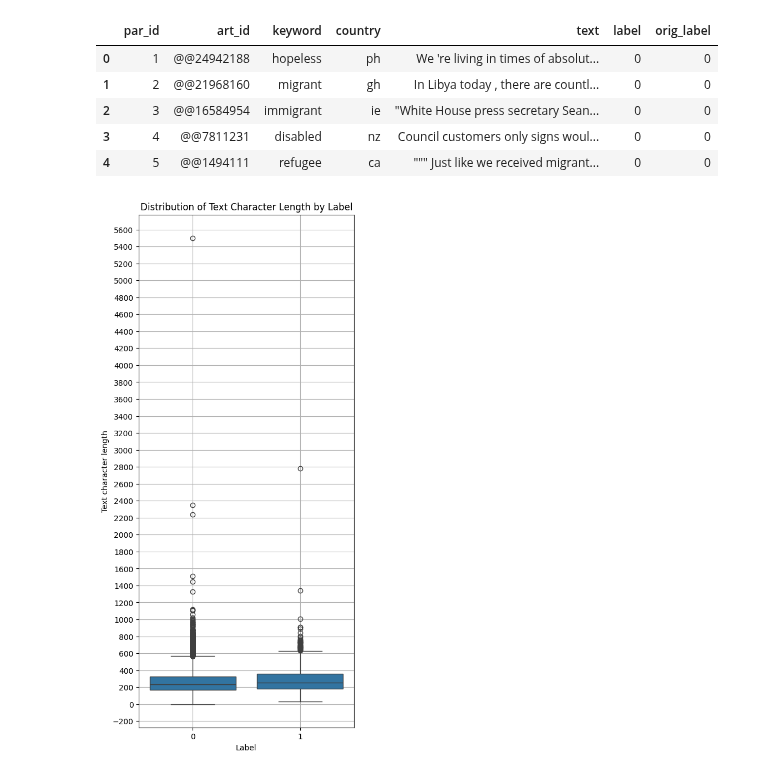
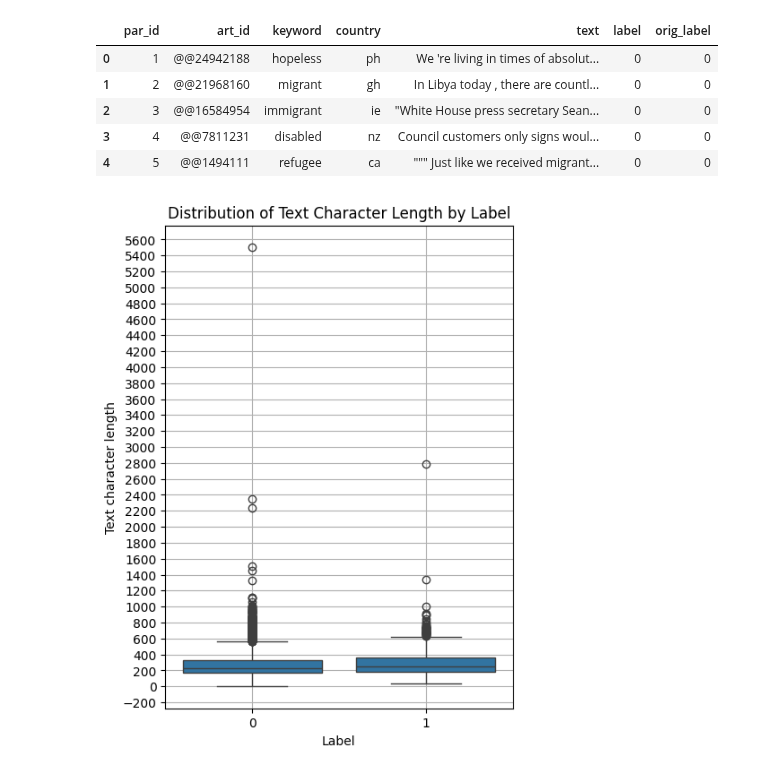
Before and after one commit to mwmlo/nlp-pcl-cw, a Jupyter notebook: class_label_analysis.ipynb, the cells around one changed output. Drawn from its saved outputs; the diff is of its cells as text; code cells hidden in the pictures.

Commit message:
Made data analysis graphs less tall

```diff
--- a/class_label_analysis.ipynb
+++ b/class_label_analysis.ipynb
@@ -22,19 +22,19 @@ import numpy as np
 # %%
 text_lengths = [len(text) for text in df['text']]
 
 # Convert to DataFrame
 df_text_lens = pd.DataFrame({"Label": df['label'], "Text character length": text_lengths})
 
 # Create a boxplot
-plt.figure(figsize=(5, 12))
+plt.figure(figsize=(5, 7))
 sns.boxplot(x="Label", y="Text character length", data=df_text_lens)
 plt.title("Distribution of Text Character Length by Label")
 plt.grid(True)
 plt.gca().yaxis.set_major_locator(ticker.MultipleLocator(200))
 
 plt.show()
 # %% [output]
-[figure, old version]
+[figure, new version]
 # %%
 text_lengths = [len(text.split()) for text in df['text']]
 
```
Also changed, not shown: parts of 3 cells of this notebook.
